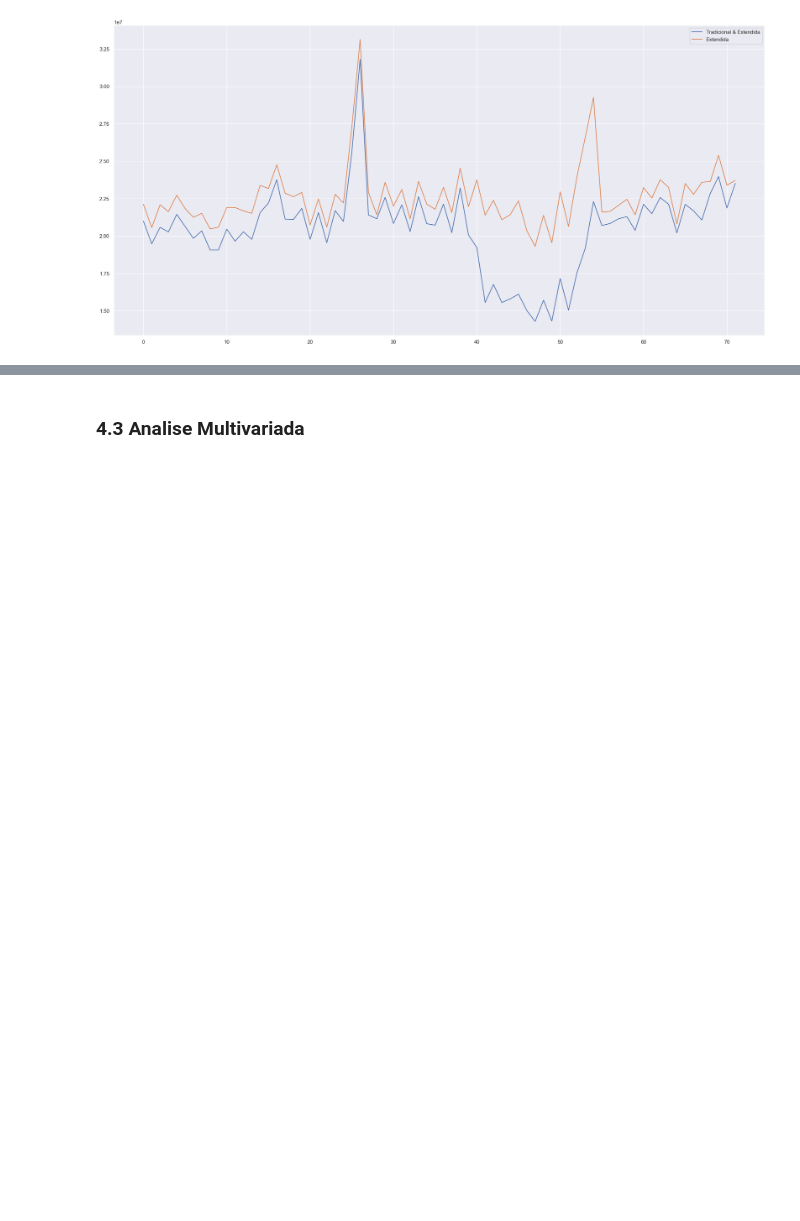
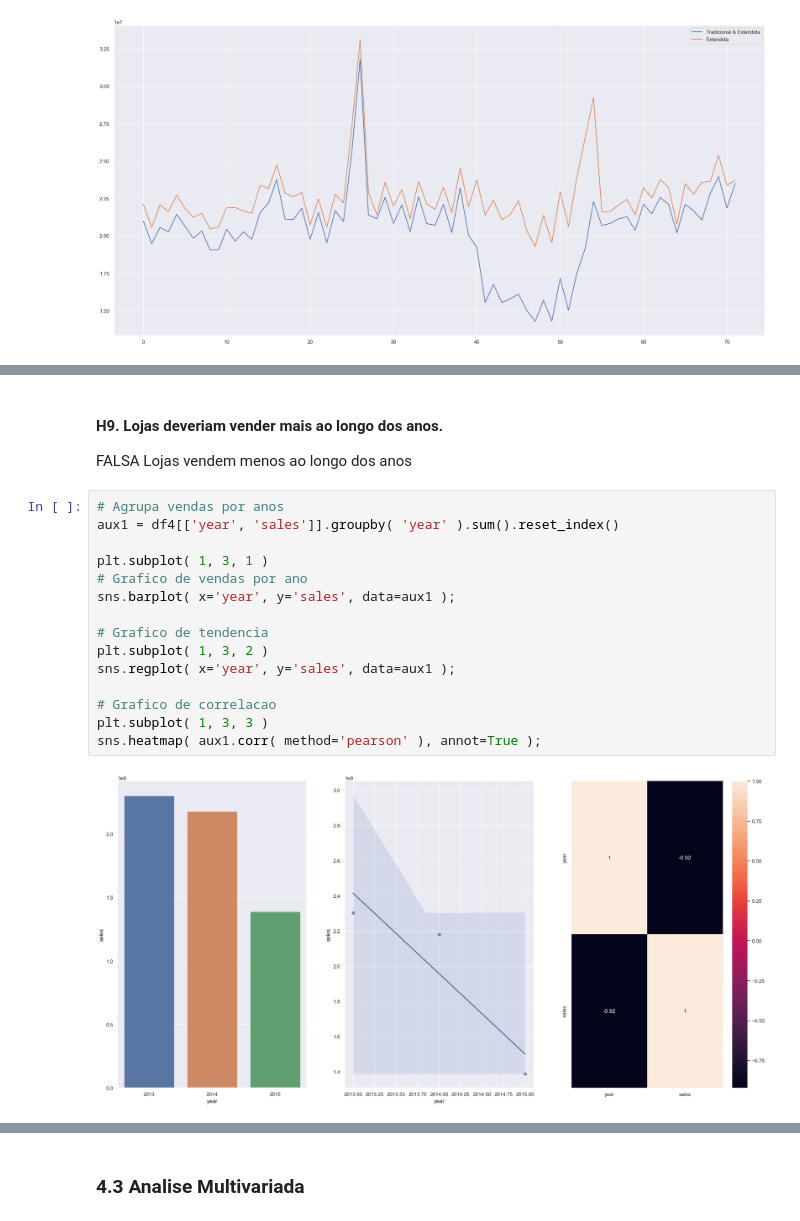
Before and after one commit to Yagodq/projeto_rossmann, a Jupyter notebook: m04_v01_store_sales_prediction.ipynb, the cells around one changed output, grey strips where cells are left out. Saved outputs shown, nothing was run; the diff lists cells and outputs as text; blank space fills up the shorter version.

```diff
--- a/m04_v01_store_sales_prediction.ipynb
+++ b/m04_v01_store_sales_prediction.ipynb
@@ -559,0 +578,20 @@ ax.legend( labels=['Tradicional & Extendida', 'Extendida']);
+# %% [markdown]
+#### H9. Lojas deveriam vender mais ao longo dos anos.
+FALSA Lojas vendem menos ao longo dos anos
+# %%
+# Agrupa vendas por anos
+aux1 = df4[['year', 'sales']].groupby( 'year' ).sum().reset_index()
+
+plt.subplot( 1, 3, 1 )
+# Grafico de vendas por ano
+sns.barplot( x='year', y='sales', data=aux1 );
+
+# Grafico de tendencia
+plt.subplot( 1, 3, 2 )
+sns.regplot( x='year', y='sales', data=aux1 );
+
+# Grafico de correlacao
+plt.subplot( 1, 3, 3 )
+sns.heatmap( aux1.corr( method='pearson' ), annot=True );
+# %% [output]
+[figure, added]
```
Also changed, not shown: parts of 10 cells of this notebook.
